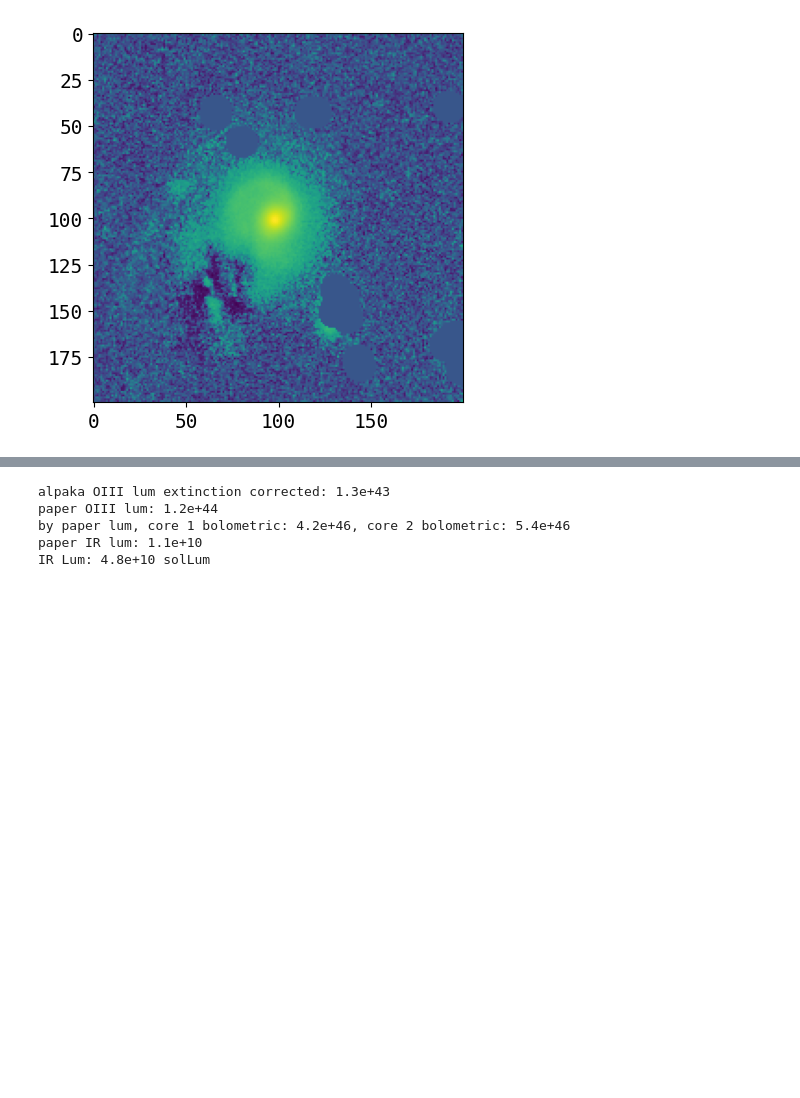
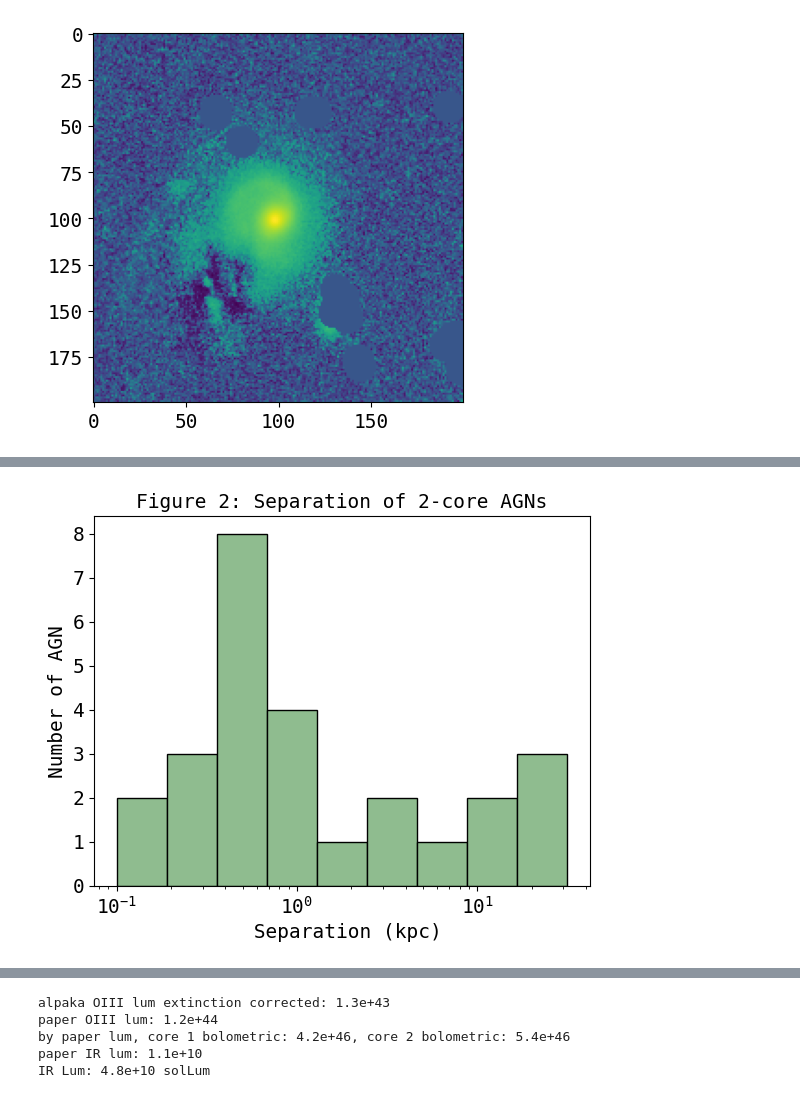
Before and after one commit to insepien/dualAGN, a Jupyter notebook: scrap_notebooks/checkFit.ipynb, the cells around one changed output, grey strips where cells are left out. Drawn from its saved outputs; the diff is of its cells as text; code cells hidden in the pictures; blank space fills up the shorter version.

```diff
--- a/scrap_notebooks/checkFit.ipynb
+++ b/scrap_notebooks/checkFit.ipynb
@@ -853,0 +878,13 @@ def get_magnitudes(row):
+# %%
+df2 = pd.read_pickle("/home/insepien/research-data/separation.pkl")
+seps = df2['separation']
+sep_kpc = [seps[i][1].value for i in range(len(seps)) if i!=14]
+sep_kpc.append(seps[14][0][1].value)
+sep_kpc.append(seps[14][1][1].value)
+plt.hist(sep_kpc, color='darkseagreen',edgecolor='k', bins=np.logspace(-1,1.5,10))
+plt.title("Figure 2: Separation of 2-core AGNs")
+plt.xlabel(" Separation (kpc)")
+plt.ylabel("Number of AGN")
+plt.xscale('log')
+# %% [output]
+[figure, added]
```
Also changed, not shown: parts of 3 cells of this notebook, 1 other file.
